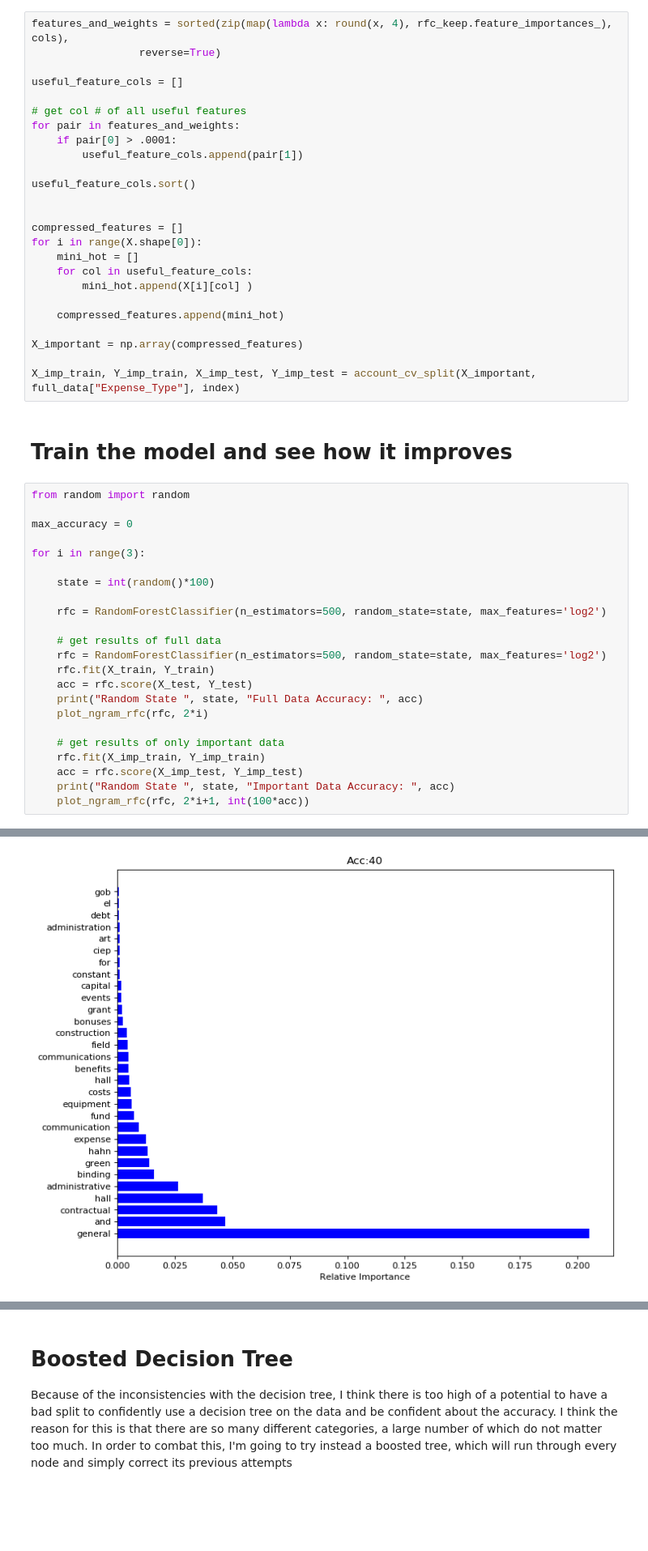
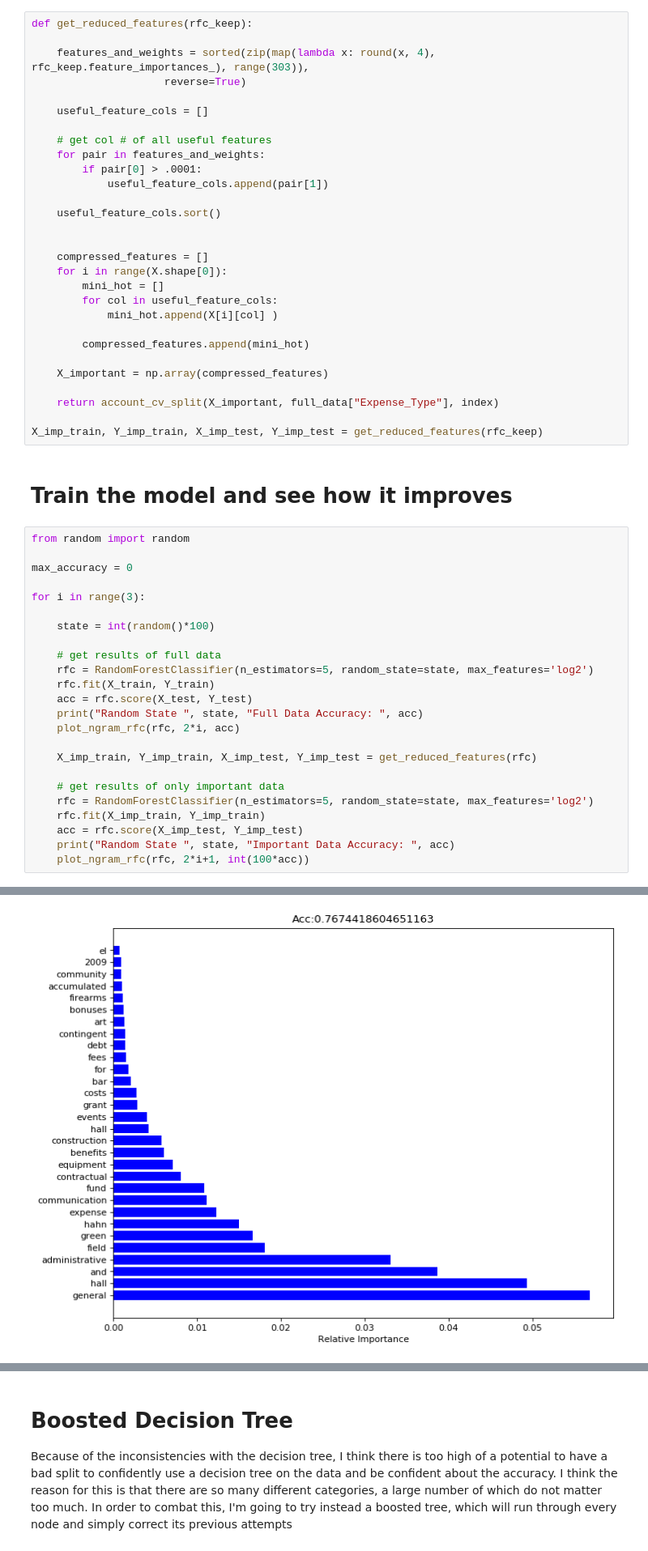
Before and after one commit to ghodouss/la_data, a Jupyter notebook: Data Digging Notebook.ipynb, the cells around one changed output, grey strips where cells are left out. Shown: that part at 81% size. Drawn from its saved outputs; the diff is of its cells as text; blank space fills up the shorter version.

```diff
--- a/Data Digging Notebook.ipynb
+++ b/Data Digging Notebook.ipynb
@@ -683,30 +671,34 @@ So I'm a little surprised at the importances of some words: not too much at othe
 
 There are a number of columns that are barely weighted by the RFC- I'm going to see what happens to accuracy when these columns are removed
 # %%
-features_and_weights = sorted(zip(map(lambda x: round(x, 4), rfc_keep.feature_importances_), cols),
-                 reverse=True)
+def get_reduced_features(rfc_keep):
 
-useful_feature_cols = []
+    features_and_weights = sorted(zip(map(lambda x: round(x, 4), rfc_keep.feature_importances_), range(303)),
+                     reverse=True)
 
-# get col # of all useful features
-for pair in features_and_weights:
-    if pair[0] > .0001:
-        useful_feature_cols.append(pair[1])
+    useful_feature_cols = []
 
-useful_feature_cols.sort()
+    # get col # of all useful features
+    for pair in features_and_weights:
+        if pair[0] > .0001:
+            useful_feature_cols.append(pair[1])
+
+    useful_feature_cols.sort()
 
 
-compressed_features = []
-for i in range(X.shape[0]):
-    mini_hot = []
-    for col in useful_feature_cols:
-        mini_hot.append(X[i][col] )
+    compressed_features = []
+    for i in range(X.shape[0]):
+        mini_hot = []
+        for col in useful_feature_cols:
+            mini_hot.append(X[i][col] )
 
-    compressed_features.append(mini_hot)
+        compressed_features.append(mini_hot)
 
-X_important = np.array(compressed_features)
+    X_important = np.array(compressed_features)
 
-X_imp_train, Y_imp_train, X_imp_test, Y_imp_test = account_cv_split(X_important, full_data["Expense_Type"], index)
+    return account_cv_split(X_important, full_data["Expense_Type"], index)
+
+X_imp_train, Y_imp_train, X_imp_test, Y_imp_test = get_reduced_features(rfc_keep)
 # %% [markdown]
 # Train the model and see how it improves
 # %%
@@ -718,16 +710,17 @@ for i in range(3):
 
     state = int(random()*100)
 
-    rfc = RandomForestClassifier(n_estimators=500, random_state=state, max_features='log2')
-
     # get results of full data
-    rfc = RandomForestClassifier(n_estimators=500, random_state=state, max_features='log2')
+    rfc = RandomForestClassifier(n_estimators=5, random_state=state, max_features='log2')
     rfc.fit(X_train, Y_train)
     acc = rfc.score(X_test, Y_test)
     print("Random State ", state, "Full Data Accuracy: ", acc)
-    plot_ngram_rfc(rfc, 2*i)
+    plot_ngram_rfc(rfc, 2*i, acc)
+
+    X_imp_train, Y_imp_train, X_imp_test, Y_imp_test = get_reduced_features(rfc)
 
     # get results of only important data
+    rfc = RandomForestClassifier(n_estimators=5, random_state=state, max_features='log2')
     rfc.fit(X_imp_train, Y_imp_train)
     acc = rfc.score(X_imp_test, Y_imp_test)
     print("Random State ", state, "Important Data Accuracy: ", acc)
@@ -742 +735 @@ Random State  56 Full Data Accuracy:  0.8401294498381877
-[figure, old version]
+[figure, new version]
```
Also changed, not shown: parts of 37 cells of this notebook.
